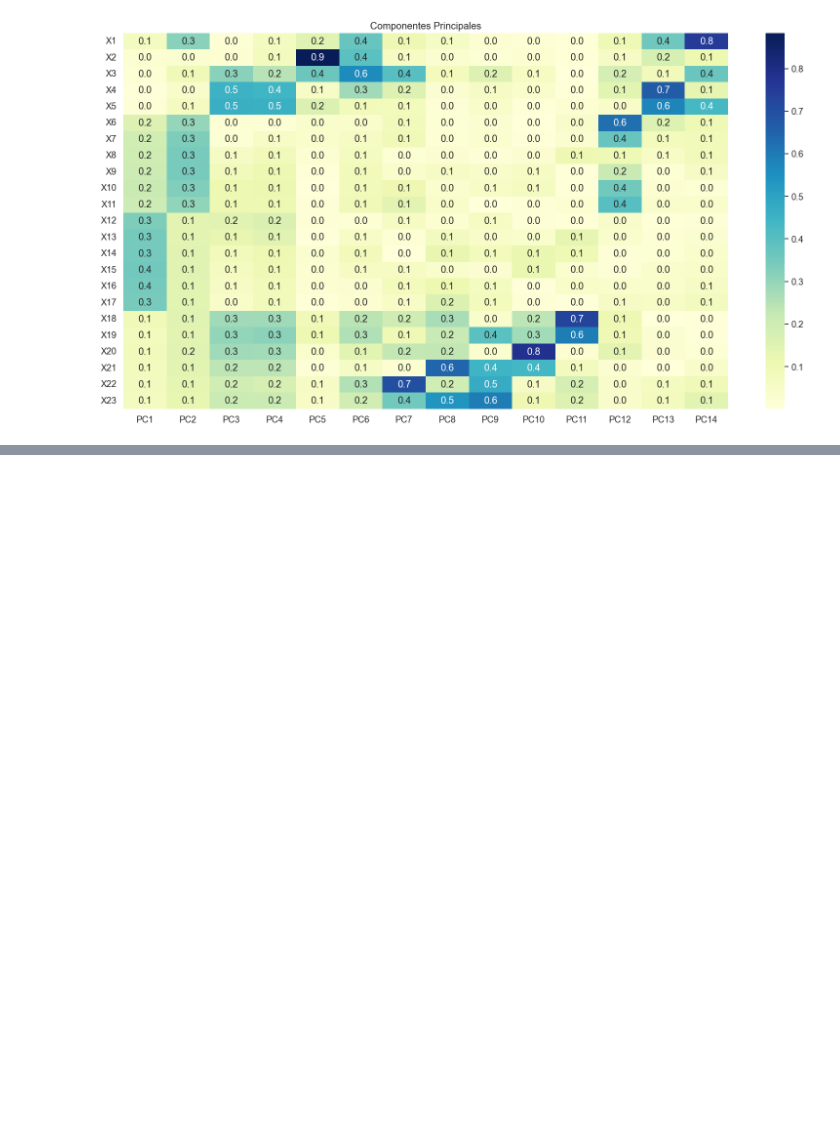
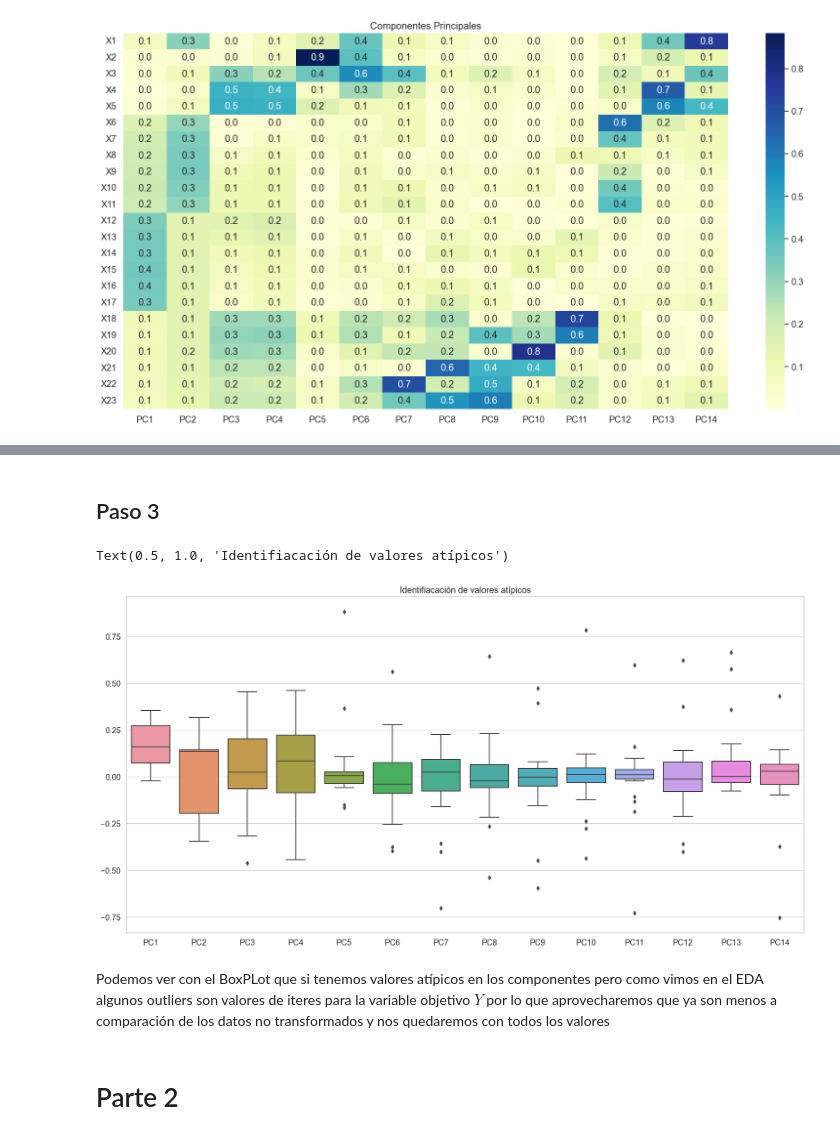
Before and after one commit to PosgradoMNA/actividades-del-projecto-los_k-means, a Jupyter notebook: Actividad_Semanal_4.ipynb, the cells around one changed output, grey strips where cells are left out. Drawn from its saved outputs; the diff is of its cells as text; code cells hidden in the pictures; blank space fills up the shorter version.

```diff
--- a/Actividad_Semanal_4.ipynb
+++ b/Actividad_Semanal_4.ipynb
@@ -335,0 +328,13 @@ Se nota cierta concentración en X18 hasta X23, pero X1 y X2 también tienen los
+# %% [markdown]
+## Paso 3
+# %%
+fig, ax = plt.subplots(figsize=(20, 10))
+sns.boxplot(pcCompDf)
+plt.title('Identifiacación de valores atípicos')
+# %% [output]
+Text(0.5, 1.0, 'Identifiacación de valores atípicos')
+[figure, added]
+# %% [markdown]
+Podemos ver con el BoxPLot que si tenemos valores atípicos en los componentes pero como vimos en el EDA algunos outliers son valores de iteres para la variable objetivo $Y$ por lo que aprovecharemos que ya son menos a comparación de los datos no transformados y nos quedaremos con todos los valores
+# %% [markdown]
+# Parte 2
```
Also changed, not shown: parts of 11 cells of this notebook.
